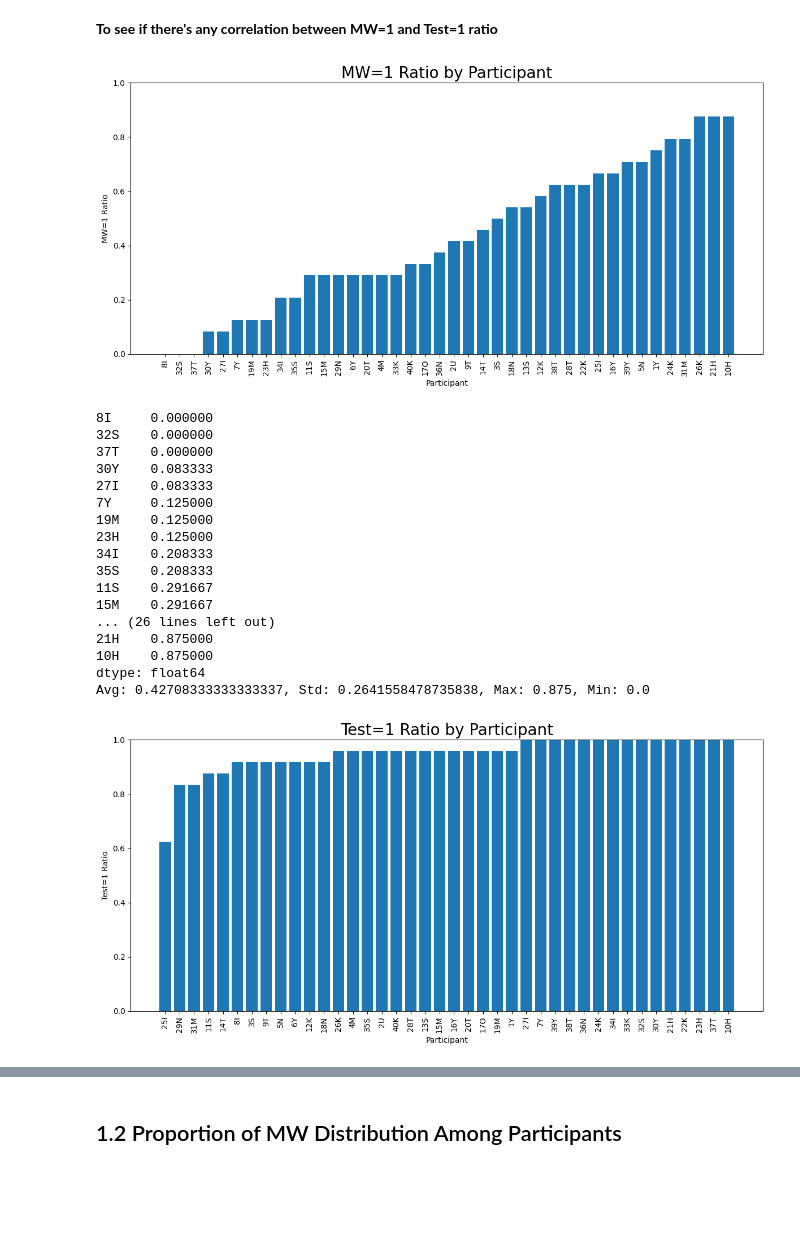
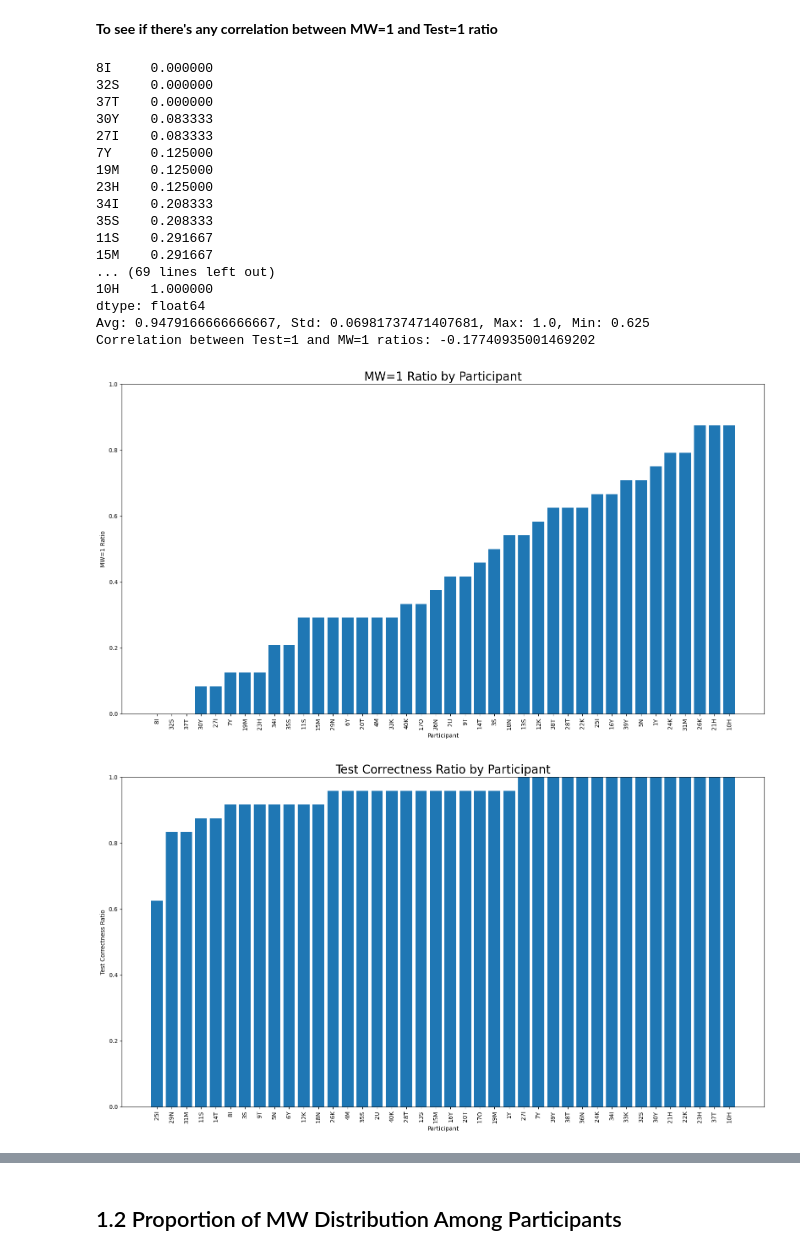
Before and after one commit to shiroyang/Mind-Wandering-Exp, a Jupyter notebook: Analysis/Summary/FreeViewing/Code/visualize_summary.ipynb, the cells around one changed output, grey strips where cells are left out. Drawn from its saved outputs; the diff is of its cells as text; code cells hidden in the pictures; blank space fills up the shorter version.

```diff
--- a/Analysis/Summary/FreeViewing/Code/visualize_summary.ipynb
+++ b/Analysis/Summary/FreeViewing/Code/visualize_summary.ipynb
@@ -55,6 +55,7 @@ plt.show()
 import pandas as pd
 import matplotlib.pyplot as plt
 
+# Load data
 df = pd.read_csv('../../../../Analysis/Summary/FreeViewing/Data/FreeViewing_Summary_30sec.csv')
 
 # Create the MW column
@@ -73,10 +74,7 @@ mw_counts_full.update(mw_counts)
 total_trials = df['Participant'].value_counts()
 
 # Convert MW counts to percentage
-mw_percentage = (mw_counts_full / total_trials)
-
-# Sort the data in ascending order
-mw_percentage = mw_percentage.sort_values(ascending=True)
+mw_percentage = (mw_counts_full / total_trials).sort_values()
 
 # Calculate statistics
 mw_avg_full = mw_percentage.mean()
@@ -84,8 +82,8 @@ mw_sd_full = mw_percentage.std()
 mw_max_full = mw_percentage.max()
 mw_min_full = mw_percentage.min()
 
-# Visualize the results with default color and in ascending order
-plt.figure(figsize=(12, 6))
+# Visualize and save the MW=1 Ratio by Participant
+plt.figure(figsize=(16, 9))
 plt.bar(mw_percentage.index, mw_percentage.values)
 plt.xlabel('Participant')
 plt.ylabel('MW=1 Ratio')
@@ -93,7 +91,8 @@ plt.title('MW=1 Ratio by Participant', fontsize=20)
 plt.ylim(0, 1)
 plt.xticks(rotation=90)
 plt.tight_layout()
-plt.show()
+plt.savefig('FreeViewing_participant_mw.png')  # Save figure
+
 
 # Print the results
 print(mw_percentage, sep='\n')
@@ -106,58 +105,55 @@ df['Test'] = df['Test'].apply(lambda x: 1 if x == 1 else 0)
 # Count the number of times each participant had Test=1
 test_counts = df[df['Test'] == 1]['Participant'].value_counts()
 
 # Include all participants, even those with 0 Test counts
 test_counts_full = pd.Series(0, index=all_participants)
 test_counts_full.update(test_counts)
 
 # Convert Test counts to percentage
-test_percentage = (test_counts_full / total_trials)
-
-# Sort the data in ascending order
-test_percentage = test_percentage.sort_values(ascending=True)
+test_percentage = (test_counts_full / total_trials).sort_values()
 
 # Calculate statistics
 test_avg_full = test_percentage.mean()
 test_sd_full = test_percentage.std()
 test_max_full = test_percentage.max()
 test_min_full = test_percentage.min()
 
-# Visualize the results with default color and in ascending order
-plt.figure(figsize=(12, 6))
+# Visualize and save the Test Correctness Ratio by Participant
+plt.figure(figsize=(16, 9))
 plt.bar(test_percentage.index, test_percentage.values)
 plt.xlabel('Participant')
-plt.ylabel('Test=1 Ratio')
-plt.title('Test=1 Ratio by Participant', fontsize=20)
+plt.ylabel('Test Correctness Ratio')
+plt.title('Test Correctness Ratio by Participant', fontsize=20)
 plt.ylim(0, 1)
 plt.xticks(rotation=90)
 plt.tight_layout()
-plt.show()
+plt.savefig('Test_Correctness_Ratio_by_Participant.png')  # Save figure
 
 # Print the results
 print(test_percentage, sep='\n')
 print(f"Avg: {test_avg_full}, Std: {test_sd_full}, Max: {test_max_full}, Min: {test_min_full}")
 
 # Calculate the correlation coefficient between Test=1 ratio and MW=1 ratio
 correlation = test_percentage.corr(mw_percentage)
 
 print(f"Correlation between Test=1 and MW=1 ratios: {correlation}")
 # %% [output]
+8I     0.000000
+32S    0.000000
+37T    0.000000
+30Y    0.083333
+27I    0.083333
+7Y     0.125000
+19M    0.125000
+23H    0.125000
+34I    0.208333
+35S    0.208333
+11S    0.291667
+15M    0.291667
+... (69 lines left out)
+10H    1.000000
+dtype: float64
+Avg: 0.9479166666666667, Std: 0.06981737471407681, Max: 1.0, Min: 0.625
+Correlation between Test=1 and MW=1 ratios: -0.17740935001469202
-[figure, old version]
+[figure, new version]
-8I     0.000000
-32S    0.000000
-37T    0.000000
-30Y    0.083333
-27I    0.083333
-7Y     0.125000
-19M    0.125000
-23H    0.125000
-34I    0.208333
-35S    0.208333
-11S    0.291667
-15M    0.291667
-... (26 lines left out)
-21H    0.875000
-10H    0.875000
-dtype: float64
-Avg: 0.42708333333333337, Std: 0.2641558478735838, Max: 0.875, Min: 0.0
-[figure, old version]
+[figure, new version]
```
Also changed, not shown: parts of 4 cells of this notebook, 32 other files.
